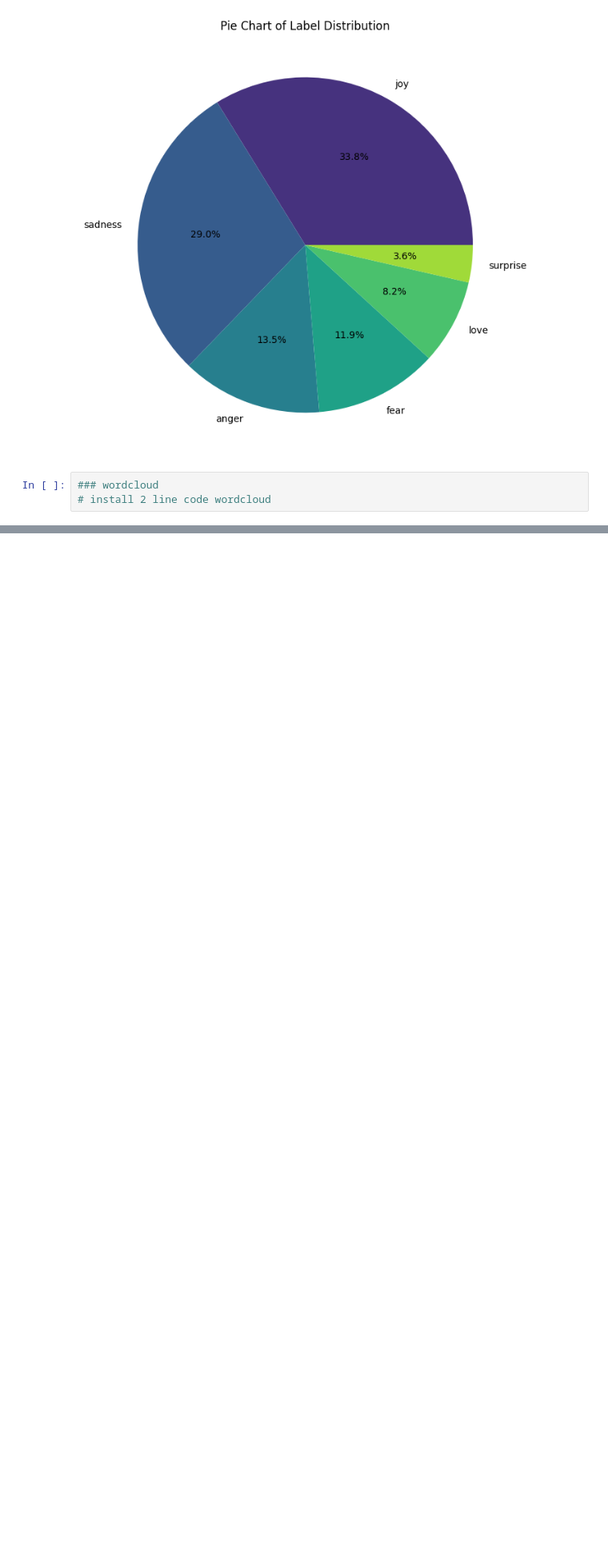
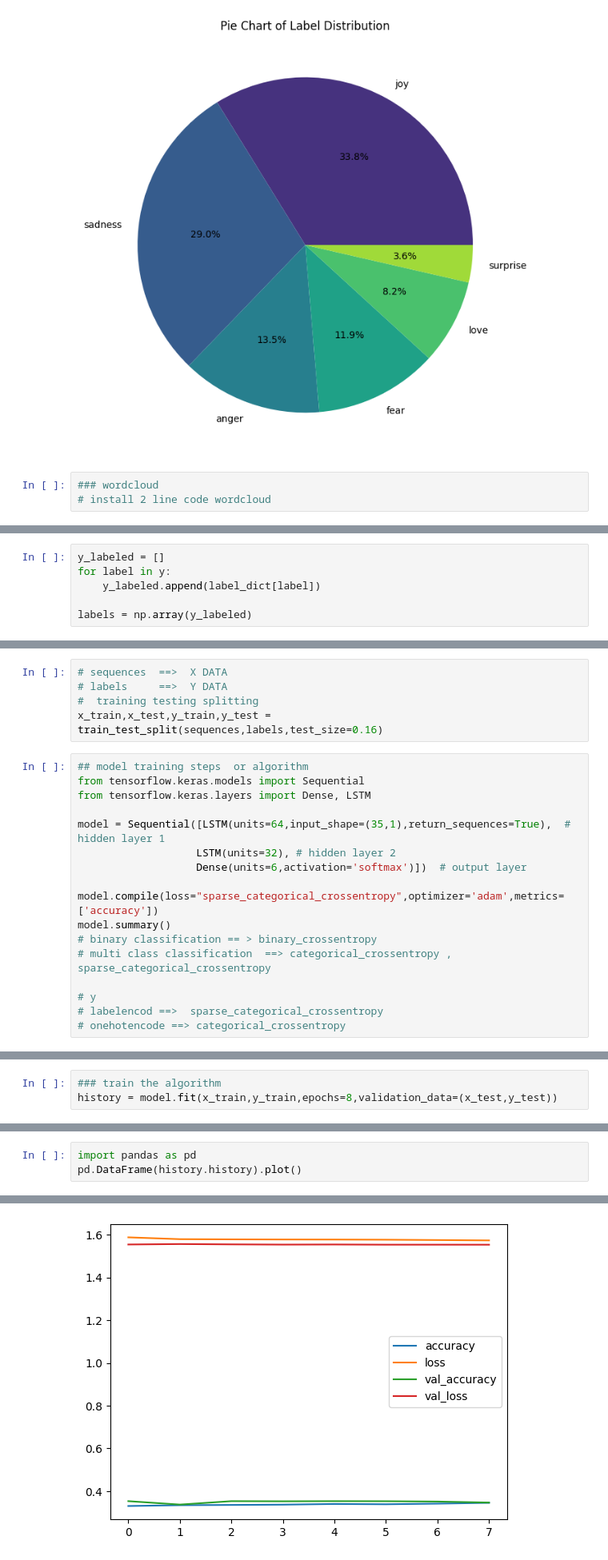
Before and after one commit to upflairs-pvt-ltd/3rd_july_datascience, a Jupyter notebook: RNN/chat recoginition.ipynb, the cells around one changed output, grey strips where cells are left out. Shown: that part at 80% size. Drawn from its saved outputs; the diff is of its cells as text; blank space fills up the shorter version.

```diff
--- a/RNN/chat recoginition.ipynb
+++ b/RNN/chat recoginition.ipynb
@@ -146,0 +175,6 @@ oob_obj = CountVectorizer(max_features=1500,stop_words="english")
+# %%
+y_labeled = []
+for label in y:
+    y_labeled.append(label_dict[label])
+
+labels = np.array(y_labeled)
@@ -146,0 +185,22 @@ oob_obj = CountVectorizer(max_features=1500,stop_words="english")
+# %%
+# sequences  ==>  X DATA
+# labels     ==>  Y DATA
+#  training testing splitting
+x_train,x_test,y_train,y_test = train_test_split(sequences,labels,test_size=0.16)
+# %%
+## model training steps  or algorithm
+from tensorflow.keras.models import Sequential
+from tensorflow.keras.layers import Dense, LSTM
+
+model = Sequential([LSTM(units=64,input_shape=(35,1),return_sequences=True),  # hidden layer 1
+                   LSTM(units=32), # hidden layer 2
+                   Dense(units=6,activation='softmax')])  # output layer
+
+model.compile(loss="sparse_categorical_crossentropy",optimizer='adam',metrics=['accuracy'])
+model.summary()
+# binary classification == > binary_crossentropy
+# multi class classification  ==> categorical_crossentropy , sparse_categorical_crossentropy
+
+# y
+# labelencod ==>  sparse_categorical_crossentropy
+# onehotencode ==> categorical_crossentropy
@@ -146,0 +221,3 @@ oob_obj = CountVectorizer(max_features=1500,stop_words="english")
+# %%
+### train the algorithm
+history = model.fit(x_train,y_train,epochs=8,validation_data=(x_test,y_test))
@@ -146,0 +245,4 @@ oob_obj = CountVectorizer(max_features=1500,stop_words="english")
+# %%
+import pandas as pd
+pd.DataFrame(history.history).plot()
+# %% [output]
@@ -146,0 +250 @@ oob_obj = CountVectorizer(max_features=1500,stop_words="english")
+[figure, added]
```
Also changed, not shown: parts of 31 cells of this notebook, 3 other files.
